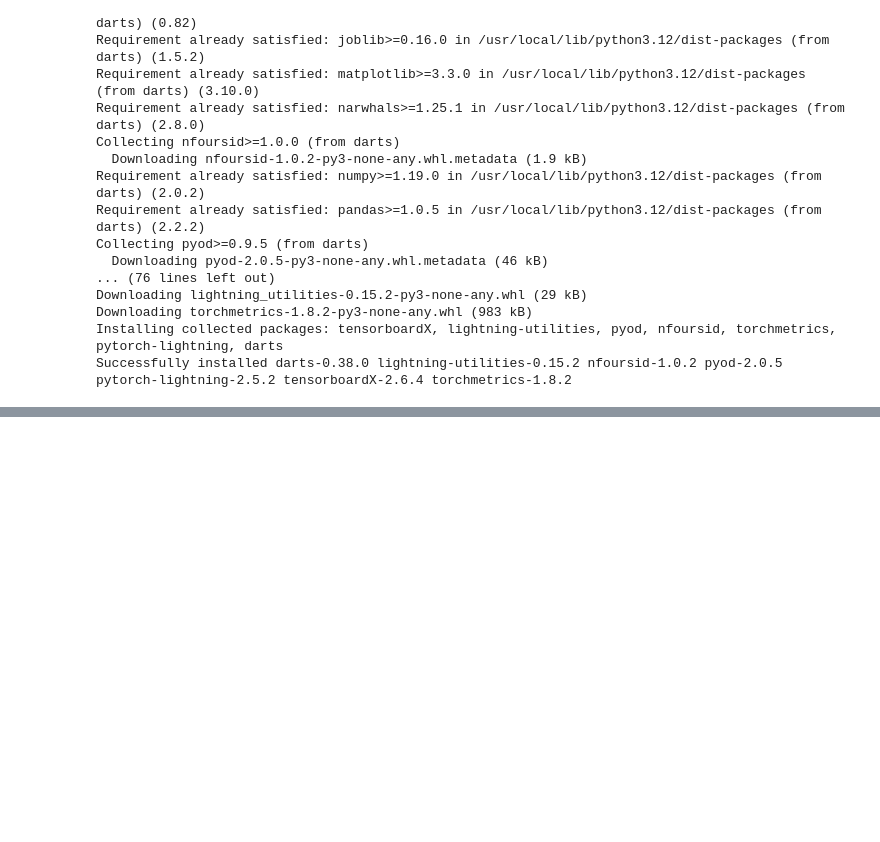
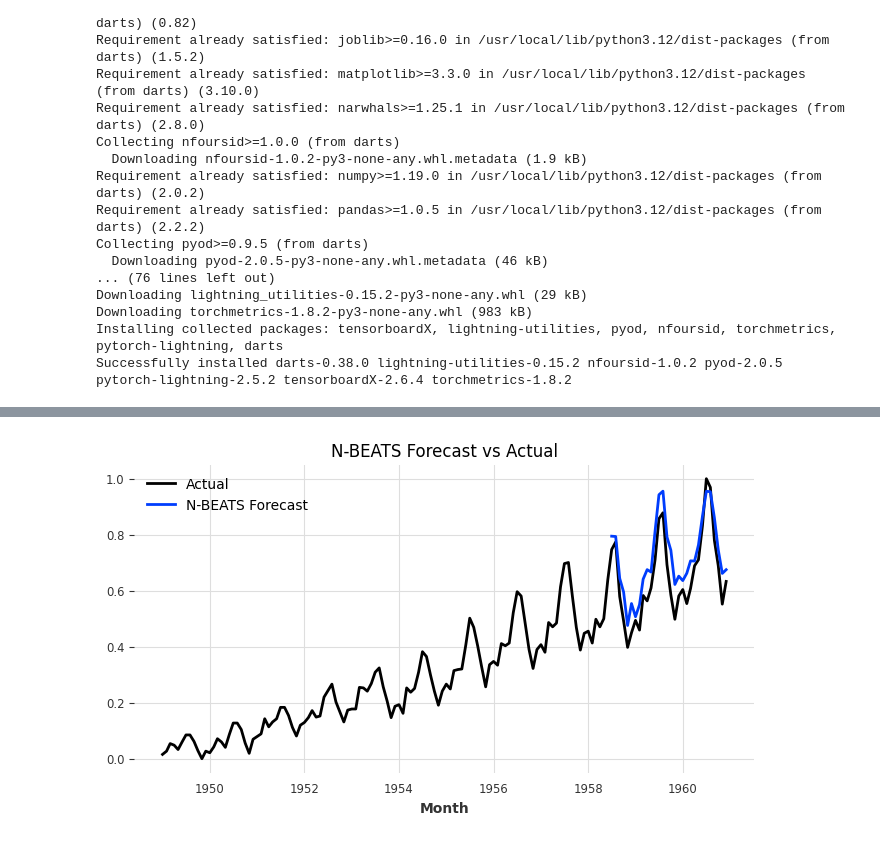
Before and after one commit to Faraz1243/timeseries-forecast, a Jupyter notebook: Untitled43.ipynb, the cells around one changed output, grey strips where cells are left out. Drawn from its saved outputs; the diff is of its cells as text; code cells hidden in the pictures; blank space fills up the shorter version.

Commit message:
Testing Multiple Models

```diff
--- a/Untitled43.ipynb
+++ b/Untitled43.ipynb
@@ -74,0 +131,99 @@ print('MAPE = {:.2f}%'.format(mape(series_milk_scaled, pred)))
+# %%
+import matplotlib.pyplot as plt
+from darts.models import (
+    NBEATSModel,
+    TFTModel,
+    TCNModel,
+    RNNModel,
+    TransformerModel,
+)
+from darts.metrics import mape
+
+# 🧠 Assume you already have these two series defined:
+# series_air_scaled, series_milk_scaled
+# If not, replace them with your own scaled TimeSeries objects.
+
+# Split into train and validation
+train_air, val_air = series_air_scaled.split_before(0.8)
+train_milk, val_milk = series_milk_scaled.split_before(0.8)
+
+# Define models
+models = {
+    "N-BEATS": NBEATSModel(
+        input_chunk_length=24,
+        output_chunk_length=12,
+        n_epochs=100,
+        random_state=0,
+        force_reset=True,
+    ),
+    "TFT": TFTModel(
+        input_chunk_length=24,
+        output_chunk_length=12,
+        hidden_size=32,
+        lstm_layers=1,
+        dropout=0.1,
+        batch_size=32,
+        n_epochs=100,
+        random_state=0,
+        add_encoders={
+            "datetime_attribute": {"future": ["month", "dayofweek", "hour"]},
+            "cyclic": {"future": ["month"]},
+            "position": {"future": ["relative"]},
+        },
+        add_relative_index=True,  # ✅ move it here (top level)
+        force_reset=True,
+    ),
+    "TCN": TCNModel(
+        input_chunk_length=24,
+        output_chunk_length=12,
+        kernel_size=3,
+        num_filters=8,
+        dilation_base=2,
+        dropout=0.1,
+        n_epochs=100,
+        random_state=0,
+        force_reset=True,
+    ),
+    "LSTM": RNNModel(
+        model="LSTM",
+        input_chunk_length=24,
+        output_chunk_length=12,
+        hidden_dim=32,
+        dropout=0.1,
+        n_epochs=100,
+        random_state=0,
+        force_reset=True,
+    ),
+    "Transformer": TransformerModel(
+        input_chunk_length=24,
+        output_chunk_length=12,
+        d_model=32,
+        nhead=4,
+        num_encoder_layers=2,
+        num_decoder_layers=2,
+        n_epochs=100,
+        random_state=0,
+        force_reset=True,
+    ),
+}
+
+# 🧠 Train and Evaluate Each Model
+for name, model in models.items():
+    print(f"\n🚀 Training {name} ...")
+    model.fit([train_air, train_milk], verbose=True)
+
+    # Predict next 36 steps (or len(val_air))
+    pred = model.predict(n=len(val_air), series=train_air)
+
+    # Plot actual vs forecast
+    plt.figure(figsize=(8, 4))
+    series_air_scaled.plot(label="Actual")
+    pred.plot(label=f"{name} Forecast")
+    plt.title(f"{name} Forecast vs Actual")
+    plt.legend()
+    plt.show()
+
+    # Compute MAPE
+    error = mape(val_air, pred)
+    print(f"{name} MAPE = {error:.2f}%")
+# %% [output]
@@ -74,0 +255 @@ print('MAPE = {:.2f}%'.format(mape(series_milk_scaled, pred)))
+[figure, added]
```
Also changed, not shown: parts of 8 cells of this notebook.
